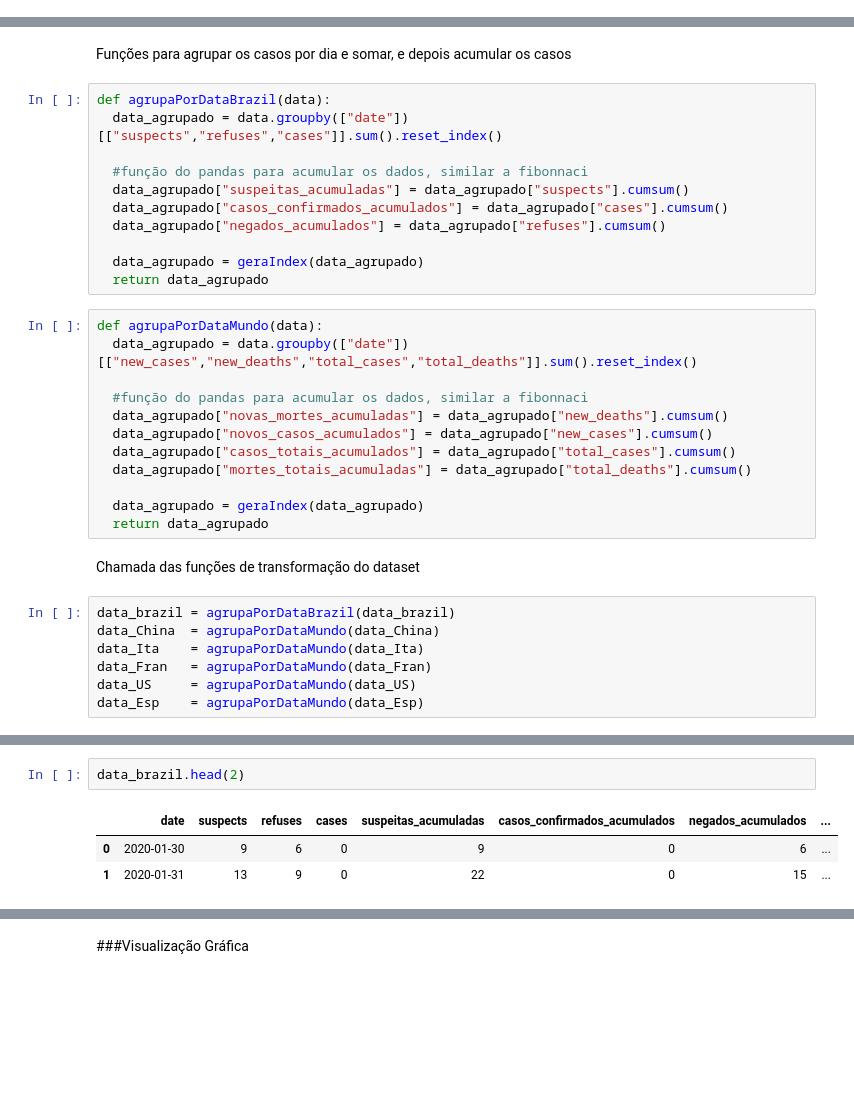
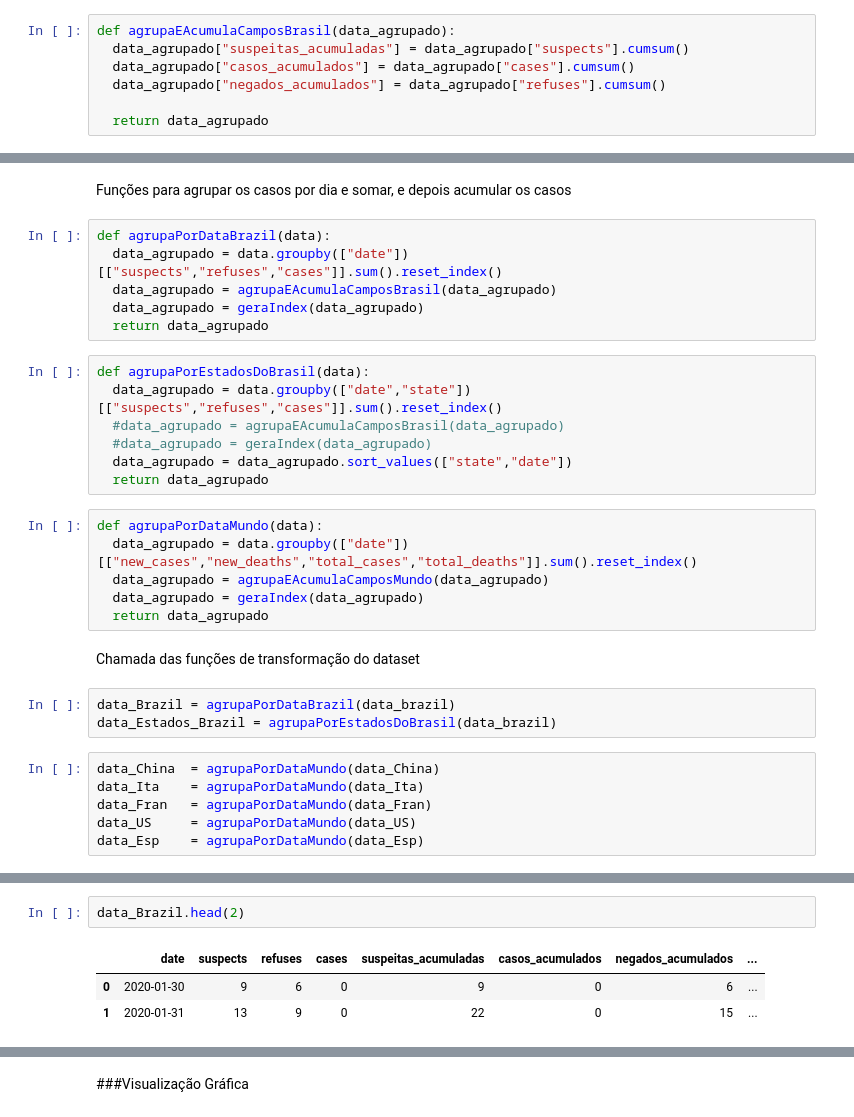
Before and after one commit to vilsonrodrigues/COVID19, a Jupyter notebook: COVID19.ipynb, the cells around one changed output, grey strips where cells are left out. Saved outputs shown, nothing was run; the diff lists cells and outputs as text; blank space fills up the shorter version.

```diff
--- a/COVID19.ipynb
+++ b/COVID19.ipynb
@@ -129,0 +141,7 @@ def geraIndex(data_agrupado):
+# %%
+def agrupaEAcumulaCamposBrasil(data_agrupado):
+  data_agrupado["suspeitas_acumuladas"] = data_agrupado["suspects"].cumsum()
+  data_agrupado["casos_acumulados"] = data_agrupado["cases"].cumsum()
+  data_agrupado["negados_acumulados"] = data_agrupado["refuses"].cumsum()
+
+  return data_agrupado
@@ -132,30 +158,28 @@ Funções para agrupar os casos por dia e somar, e depois acumular os casos
 # %%
 def agrupaPorDataBrazil(data):
   data_agrupado = data.groupby(["date"])[["suspects","refuses","cases"]].sum().reset_index()
-
-  #função do pandas para acumular os dados, similar a fibonnaci
-  data_agrupado["suspeitas_acumuladas"] = data_agrupado["suspects"].cumsum()
-  data_agrupado["casos_confirmados_acumulados"] = data_agrupado["cases"].cumsum()
-  data_agrupado["negados_acumulados"] = data_agrupado["refuses"].cumsum()
-
+  data_agrupado = agrupaEAcumulaCamposBrasil(data_agrupado)
   data_agrupado = geraIndex(data_agrupado)
   return data_agrupado
+# %%
+def agrupaPorEstadosDoBrasil(data):
+  data_agrupado = data.groupby(["date","state"])[["suspects","refuses","cases"]].sum().reset_index()
+  #data_agrupado = agrupaEAcumulaCamposBrasil(data_agrupado)
+  #data_agrupado = geraIndex(data_agrupado)
+  data_agrupado = data_agrupado.sort_values(["state","date"])
+  return data_agrupado
 # %%
 def agrupaPorDataMundo(data):
   data_agrupado = data.groupby(["date"])[["new_cases","new_deaths","total_cases","total_deaths"]].sum().reset_index()
-
-  #função do pandas para acumular os dados, similar a fibonnaci
-  data_agrupado["novas_mortes_acumuladas"] = data_agrupado["new_deaths"].cumsum()
-  data_agrupado["novos_casos_acumulados"] = data_agrupado["new_cases"].cumsum()
-  data_agrupado["casos_totais_acumulados"] = data_agrupado["total_cases"].cumsum()
-  data_agrupado["mortes_totais_acumuladas"] = data_agrupado["total_deaths"].cumsum()
-
+  data_agrupado = agrupaEAcumulaCamposMundo(data_agrupado)
   data_agrupado = geraIndex(data_agrupado)
   return data_agrupado
 # %% [markdown]
 Chamada das funções de transformação do dataset
+# %%
+data_Brazil = agrupaPorDataBrazil(data_brazil)
+data_Estados_Brazil = agrupaPorEstadosDoBrasil(data_brazil)
 # %%
-data_brazil = agrupaPorDataBrazil(data_brazil)
 data_China  = agrupaPorDataMundo(data_China)
 data_Ita    = agrupaPorDataMundo(data_Ita)
 data_Fran   = agrupaPorDataMundo(data_Fran)
@@ -168,8 +192,8 @@ data_Ita.head(2)
 | 0 | 2020-01-31 | 0.0 | 0.0 | 2.0 | 0.0 | 0.0 | 0.0 | ... |
 | 1 | 2020-02-01 | 0.0 | 0.0 | 2.0 | 0.0 | 0.0 | 0.0 | ... |
 # %%
-data_brazil.head(2)
+data_Brazil.head(2)
 # %% [output]
-|  | date | suspects | refuses | cases | suspeitas_acumuladas | casos_confirmados_acumulados | negados_acumulados | ... |
+|  | date | suspects | refuses | cases | suspeitas_acumuladas | casos_acumulados | negados_acumulados | ... |
 | 0 | 2020-01-30 | 9 | 6 | 0 | 9 | 0 | 6 | ... |
 | 1 | 2020-01-31 | 13 | 9 | 0 | 22 | 0 | 15 | ... |
```
Also changed, not shown: parts of 41 cells of this notebook.
